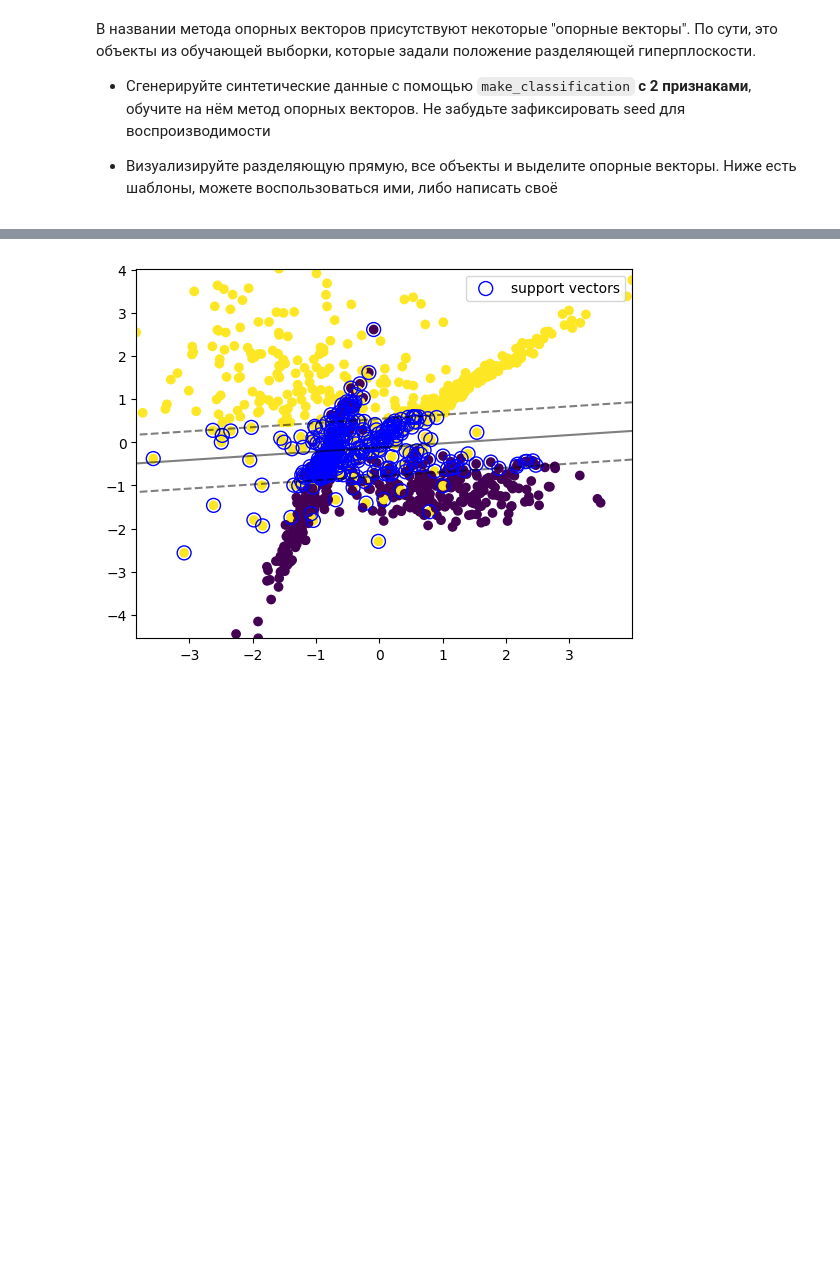
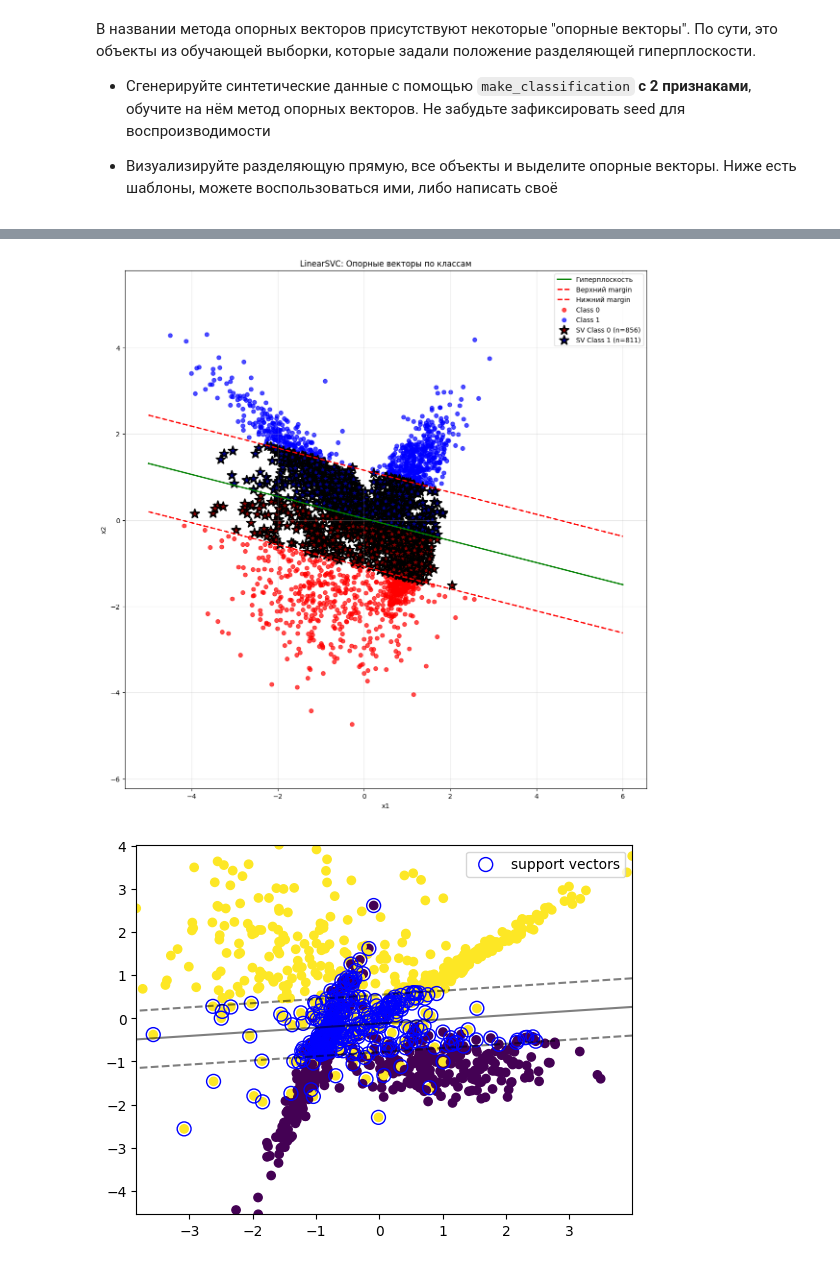
Before and after one commit to Uralbeckins/ML-Sokolov-Course, a Jupyter notebook: homework_practice_04_linclass.ipynb, the cells around one changed output, grey strips where cells are left out. Drawn from its saved outputs; the diff is of its cells as text; code cells hidden in the pictures; blank space fills up the shorter version.

```diff
--- a/homework_practice_04_linclass.ipynb
+++ b/homework_practice_04_linclass.ipynb
@@ -307,0 +416,62 @@ AUC-ROC: 0.8479
+# %%
+w1, w2 = best_linear_svc.coef_[0]
+b = best_linear_svc.intercept_[0]
+
+# Диапазон для оси x
+xx = np.linspace(-5, 6, 100)
+yy = -(w1 * xx + b) / w2
+
+y_0 = df[df['y_pred'] == 0]
+y_1 = df[df['y_pred'] == 1]
+
+plt.figure(figsize=(14, 14))
+plt.plot(xx, yy, color='green', linewidth=2, label='Гиперплоскость')
+
+# Маржины (границы отступа): w1*x1 + w2*x2 + b = ±1
+yy_margin_plus = -(w1 * xx + b + 1) / w2
+yy_margin_minus = -(w1 * xx + b - 1) / w2
+
+plt.plot(xx, yy_margin_plus, 'r--', linewidth=2, label='Верхний margin')
+plt.plot(xx, yy_margin_minus, 'r--', linewidth=2, label='Нижний margin')
+
+plt.scatter(y_0['x1'], y_0['x2'], c='red', label='Class 0', alpha=0.7)
+plt.scatter(y_1['x1'], y_1['x2'], c='blue', label='Class 1', alpha=0.7)
+
+# ПСЕВДО-опорные векторы LinearSVC с разделением по классам
+decision_vals = best_linear_svc.decision_function(df[['x1', 'x2']])
+norm_w = np.linalg.norm([w1, w2])
+distances = np.abs(decision_vals) / norm_w
+margin_size = 1 / norm_w
+
+
+
+
+# Маска опорных векторов (точки на границе маржина)
+sv_mask = np.abs(decision_vals) <= 1
+
+# Разделяем по классам
+df_sv = df[sv_mask].copy()
+sv_class_0 = df_sv[df_sv['y_pred'] == 0]
+sv_class_1 = df_sv[df_sv['y_pred'] == 1]
+
+# Опорные векторы КРАСНЫМ для класса 0
+plt.scatter(sv_class_0['x1'], sv_class_0['x2'],
+           c='darkred', s=200, marker='*',
+           edgecolors='black', linewidth=2,
+           label=f'SV Class 0 (n={len(sv_class_0)})')
+
+# Опорные векторы СИНИМ для класса 1
+plt.scatter(sv_class_1['x1'], sv_class_1['x2'],
+           c='darkblue', s=200, marker='*',
+           edgecolors='black', linewidth=2,
+           label=f'SV Class 1 (n={len(sv_class_1)})')
+
+plt.xlabel('x1')
+plt.ylabel('x2')
+plt.title('LinearSVC: Опорные векторы по классам')
+plt.legend()
+plt.grid(True, alpha=0.3)
+plt.axis('equal')
+plt.show()
+# %% [output]
+[figure, added]
```
Also changed, not shown: parts of 17 cells of this notebook.
